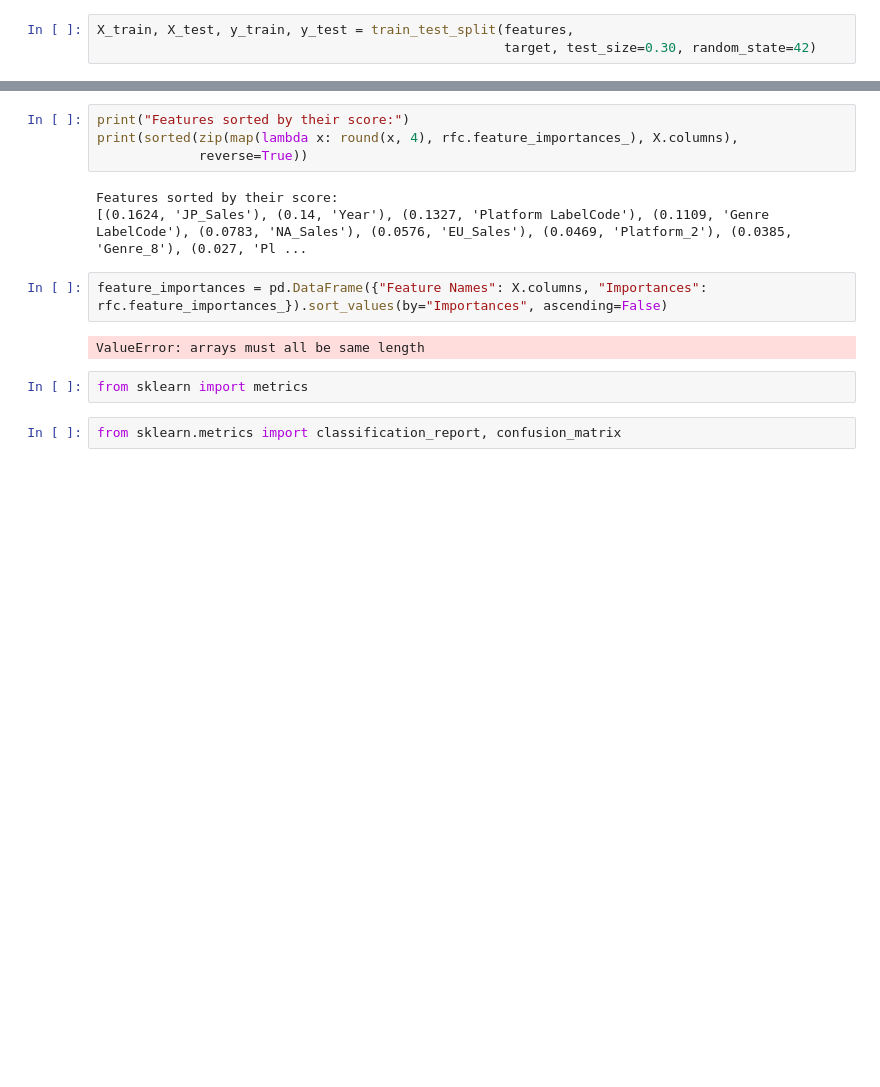
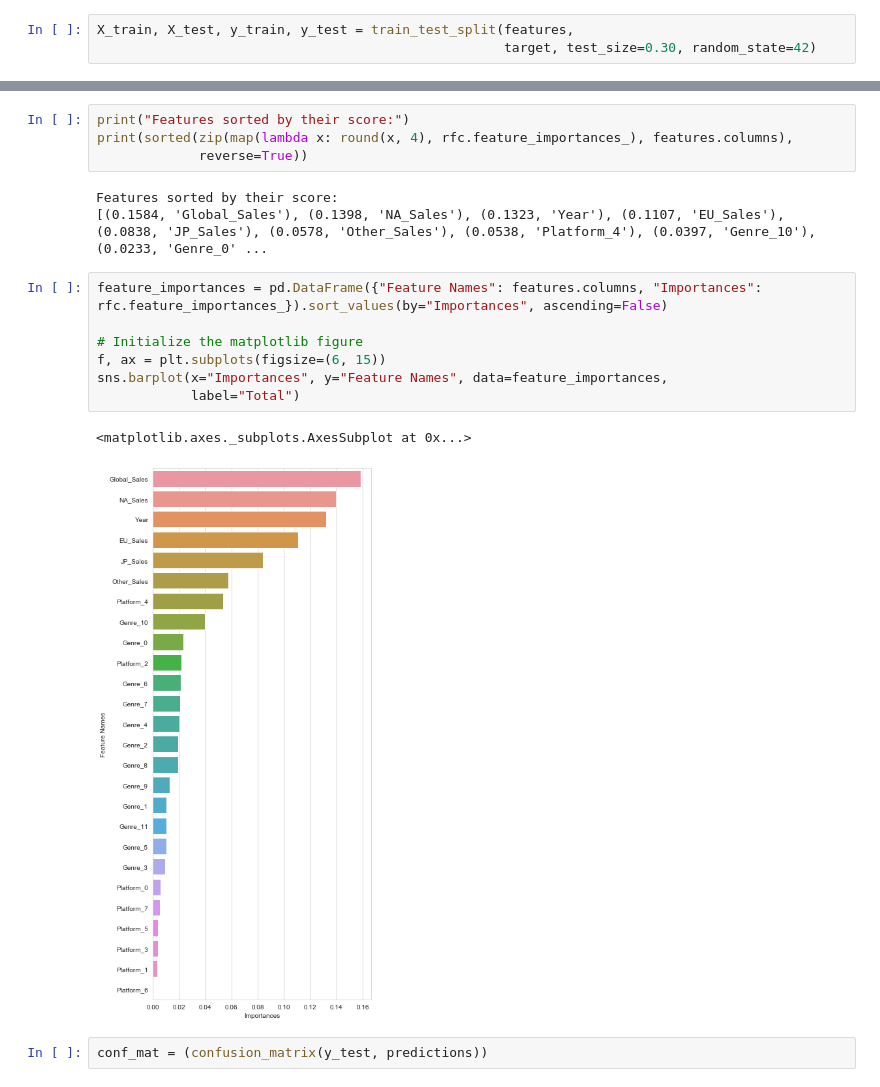
Before and after one commit to Nicole1701/video-game-prediction, a Jupyter notebook: notebooks/random_forest.ipynb, the cells around one changed output, grey strips where cells are left out. Cells and saved outputs as stored; diff of their text form; blank space fills up the shorter version.

```diff
--- a/notebooks/random_forest.ipynb
+++ b/notebooks/random_forest.ipynb
@@ -248,19 +251,23 @@ sorted(zip(rfc.feature_importances_, feature_names), reverse=True)
  (0.0, 'Platform_6')]
 # %%
 print("Features sorted by their score:")
-print(sorted(zip(map(lambda x: round(x, 4), rfc.feature_importances_), X.columns),
+print(sorted(zip(map(lambda x: round(x, 4), rfc.feature_importances_), features.columns),
              reverse=True))
 # %% [output]
 Features sorted by their score:
-[(0.1624, 'JP_Sales'), (0.14, 'Year'), (0.1327, 'Platform LabelCode'), (0.1109, 'Genre LabelCode'), (0.0783, 'NA_Sales'), (0.0576, 'EU_Sales'), (0.0469, 'Platform_2'), (0.0385, 'Genre_8'), (0.027, 'Pl ...
+[(0.1584, 'Global_Sales'), (0.1398, 'NA_Sales'), (0.1323, 'Year'), (0.1107, 'EU_Sales'), (0.0838, 'JP_Sales'), (0.0578, 'Other_Sales'), (0.0538, 'Platform_4'), (0.0397, 'Genre_10'), (0.0233, 'Genre_0' ...
 # %%
-feature_importances = pd.DataFrame({"Feature Names": X.columns, "Importances": rfc.feature_importances_}).sort_values(by="Importances", ascending=False)
+feature_importances = pd.DataFrame({"Feature Names": features.columns, "Importances": rfc.feature_importances_}).sort_values(by="Importances", ascending=False)
+
+# Initialize the matplotlib figure
+f, ax = plt.subplots(figsize=(6, 15))
+sns.barplot(x="Importances", y="Feature Names", data=feature_importances,
+            label="Total")
 # %% [output]
-ValueError: arrays must all be same length
+<matplotlib.axes._subplots.AxesSubplot at 0x...>
+[figure, added]
-# %%
-from sklearn import metrics
-# %%
-from sklearn.metrics import classification_report, confusion_matrix
+# %%
+conf_mat = (confusion_matrix(y_test, predictions))
 # %%
 predictions = rfc.predict(X_test)
 print(confusion_matrix(y_test,predictions))
```
Also changed, not shown: parts of 6 cells of this notebook, 1 other file.
